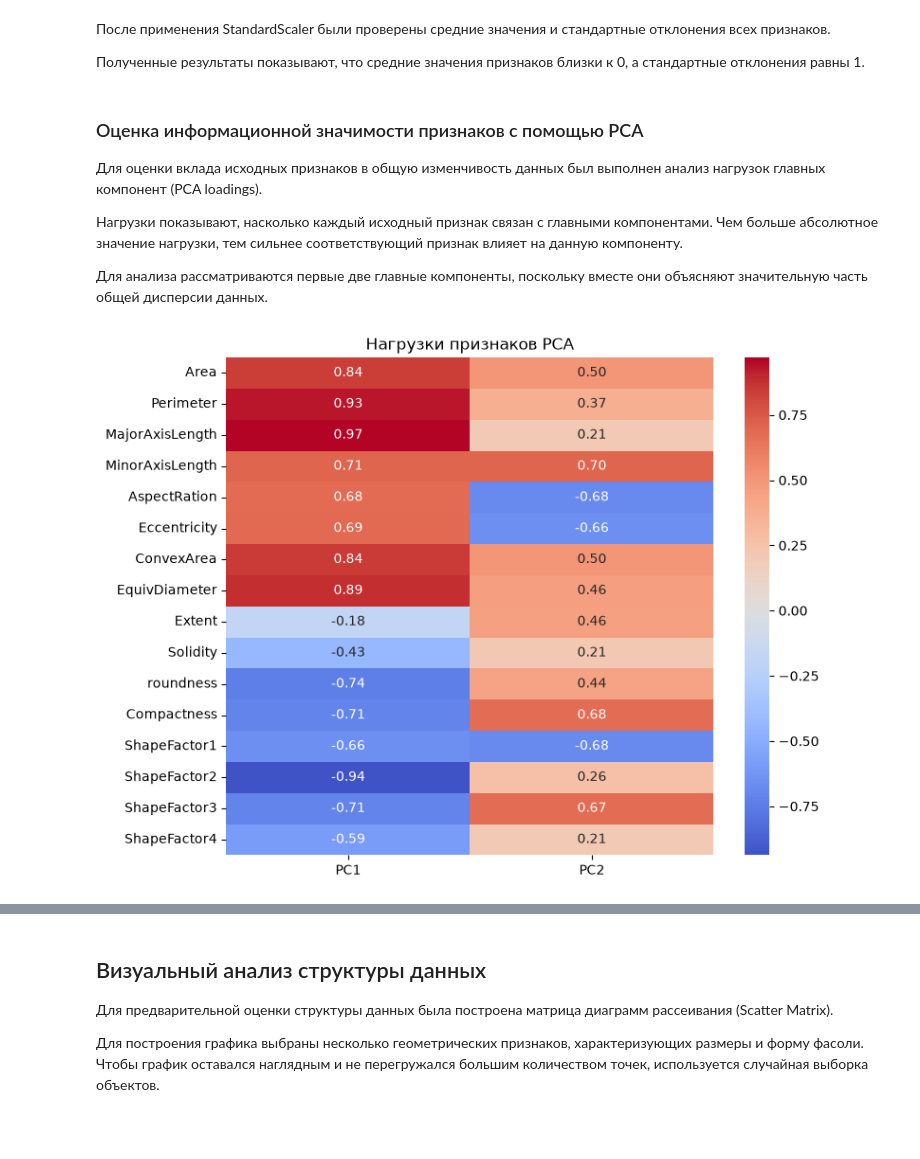
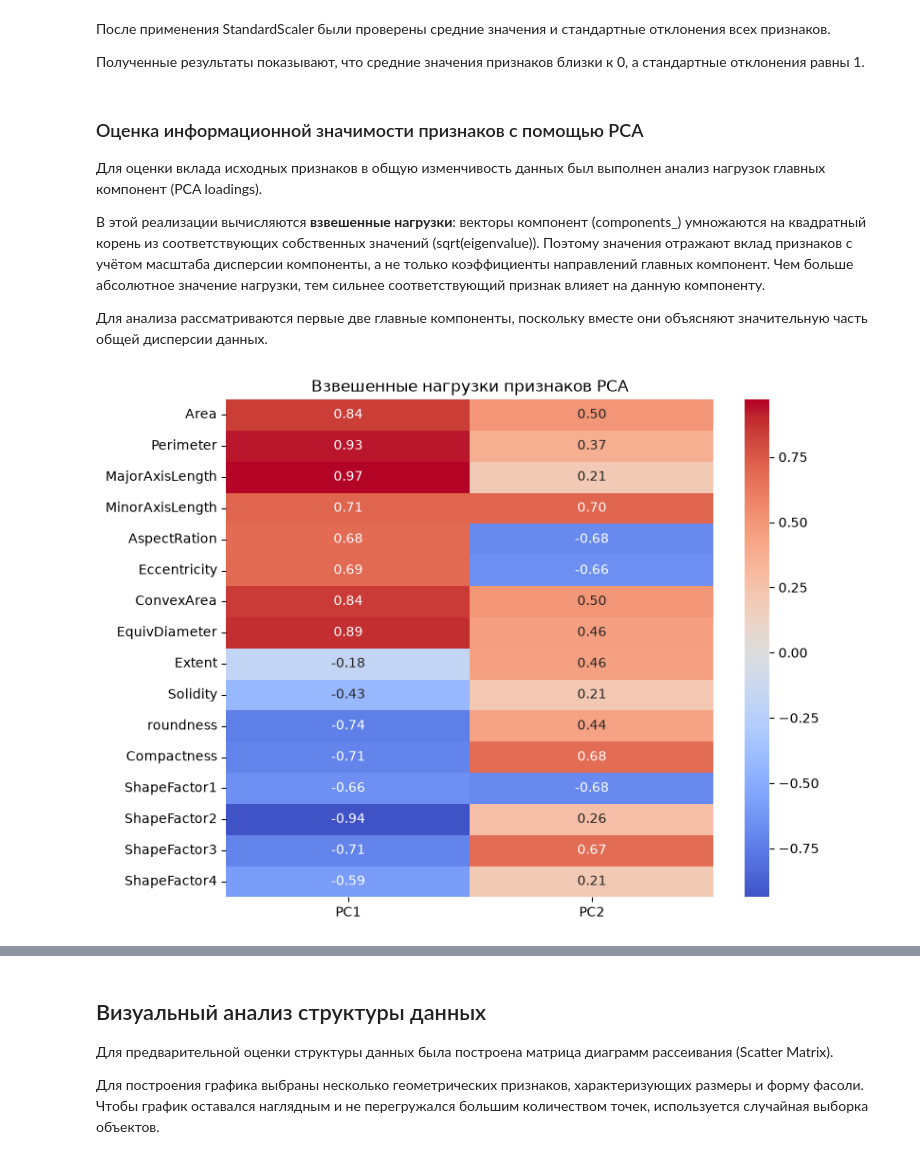
Before and after one commit to StasyaShev4/AISaML-Lab, a Jupyter notebook: lab_3.ipynb, the cells around one changed output, grey strips where cells are left out. Cells and saved outputs as stored; diff of their text form; code cells hidden in the pictures; blank space fills up the shorter version.

```diff
--- a/lab_3.ipynb
+++ b/lab_3.ipynb
@@ -546,35 +656,35 @@ dtype: float64
 
 Для оценки вклада исходных признаков в общую изменчивость данных был выполнен анализ нагрузок главных компонент (PCA loadings).
 
-Нагрузки показывают, насколько каждый исходный признак связан с главными компонентами. Чем больше абсолютное значение нагрузки, тем сильнее соответствующий признак влияет на данную компоненту.
+В этой реализации вычисляются **взвешенные нагрузки**: векторы компонент (components_) умножаются на квадратный корень из соответствующих собственных значений (sqrt(eigenvalue)). Поэтому значения отражают вклад признаков с учётом масштаба дисперсии компоненты, а не только коэффициенты направлений главных компонент. Чем больше абсолютное значение нагрузки, тем сильнее соответствующий признак влияет на данную компоненту.
 
 Для анализа рассматриваются первые две главные компоненты, поскольку вместе они объясняют значительную часть общей дисперсии данных.
 # %%
 pca_loadings_model = PCA(n_components=2)
 pca_loadings_model.fit(X_scaled)
 
 loadings = pd.DataFrame(
     pca_loadings_model.components_.T *
     np.sqrt(pca_loadings_model.explained_variance_),
     index=X_scaled.columns,
     columns=["PC1", "PC2"]
 )
 
 plt.figure(figsize=(8, 6))
 
 sns.heatmap(
     loadings,
     annot=True,
     fmt=".2f",
     cmap="coolwarm",
     center=0
 )
 
-plt.title("Нагрузки признаков PCA")
+plt.title("Взвешенные нагрузки признаков PCA")
 plt.tight_layout()
 plt.show()
 # %% [output]
-[figure, old version]
+[figure, new version]
 # %% [markdown]
 **Первая главная компонента (PC1)** в наибольшей степени связана с признаками MajorAxisLength (0,971), Perimeter (0,926), EquivDiameter (0,887), ConvexArea (0,844) и Area (0,842). Это позволяет интерпретировать PC1 преимущественно как компоненту, отражающую геометрические размеры фасолин. Отрицательные нагрузки ShapeFactor2 (-0,938) и roundness (-0,739) также указывают на связь этой компоненты с характеристиками формы.
 
```
Also changed, not shown: parts of 44 cells of this notebook, 1 other file.
